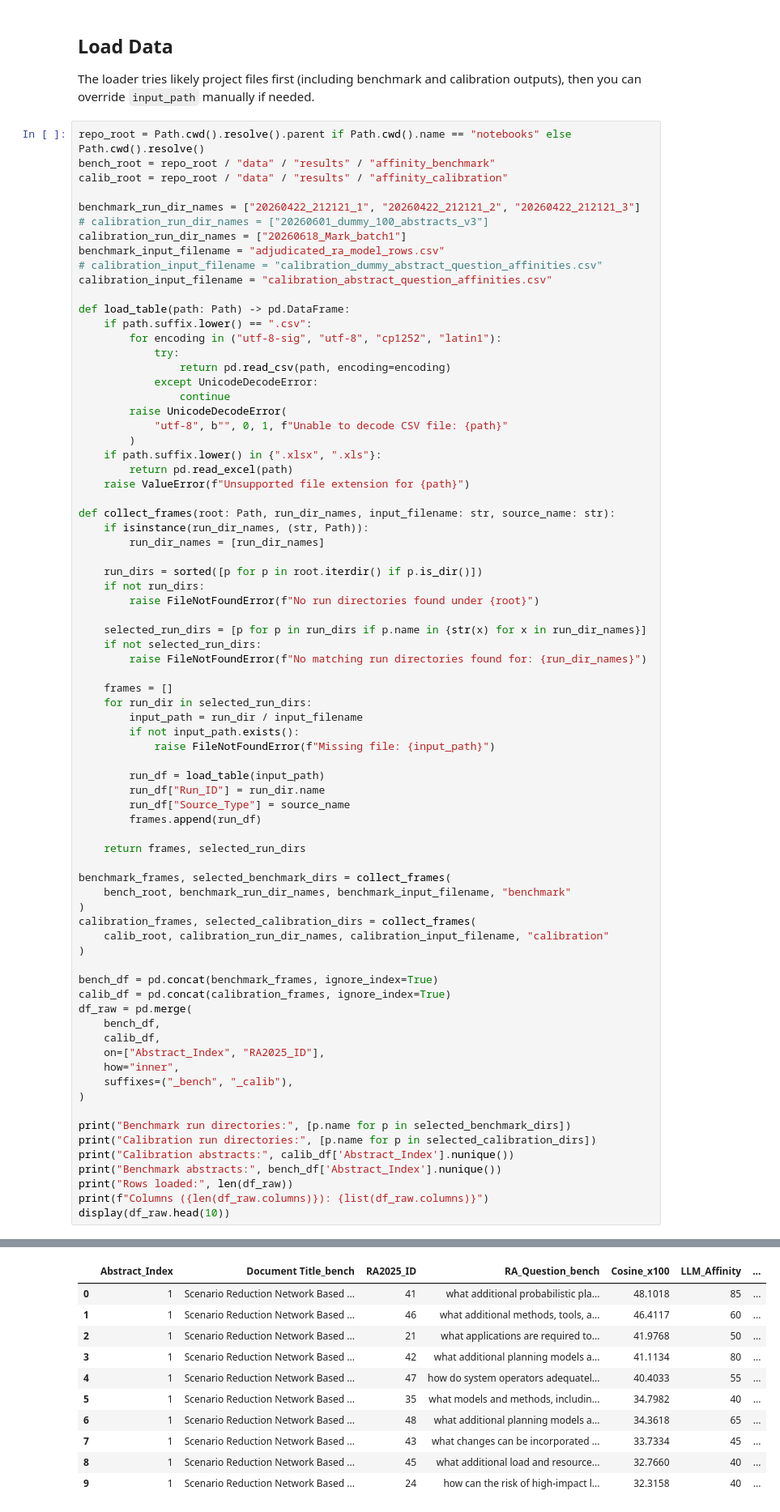
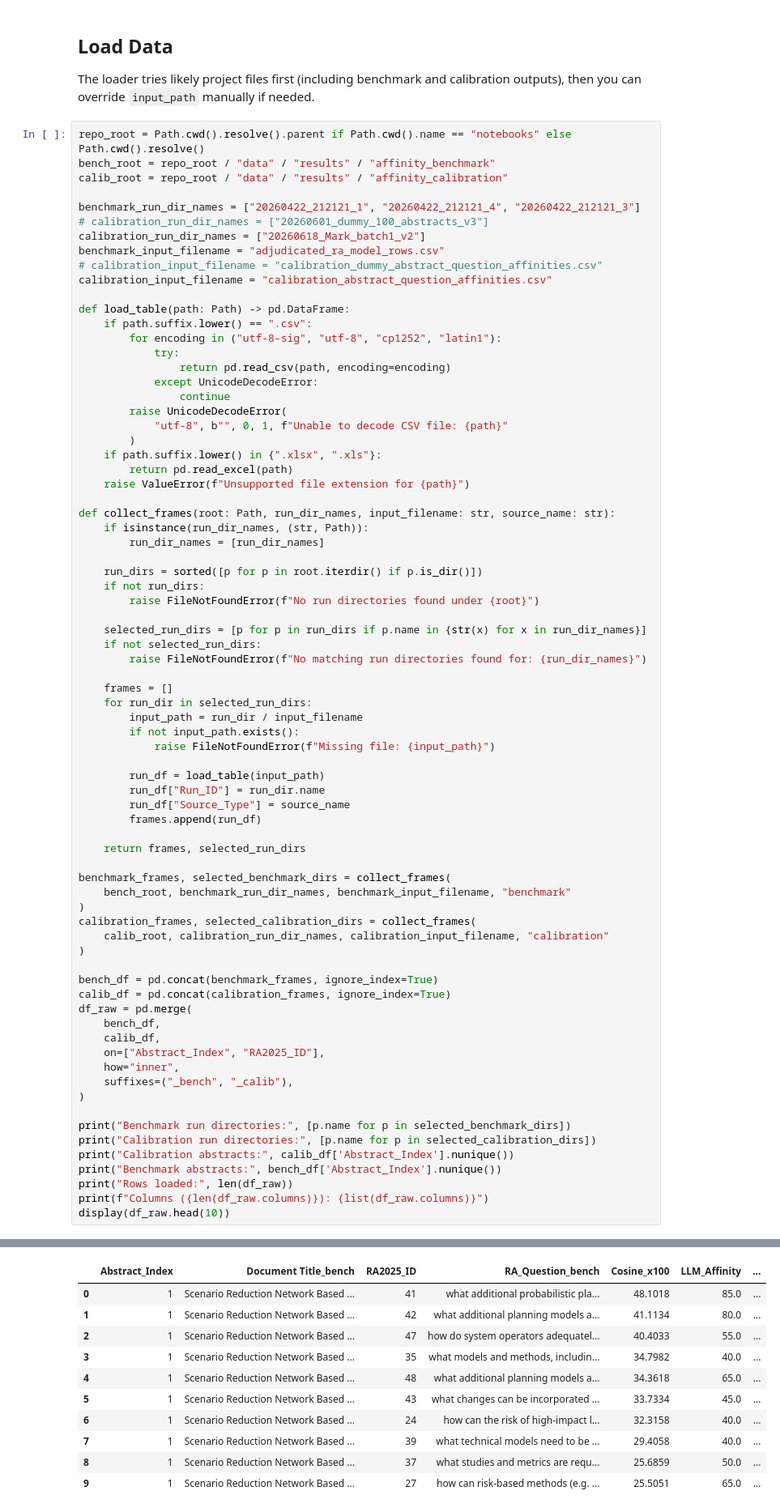
Before and after one commit to pigalleg/article-classifier, a Jupyter notebook: notebooks/10_affinity_diagnostics_metrics.ipynb, the cells around one changed output, grey strips where cells are left out. Shown at 81% size. Cells and saved outputs as stored; diff of their text form.

```diff
--- a/notebooks/10_affinity_diagnostics_metrics.ipynb
+++ b/notebooks/10_affinity_diagnostics_metrics.ipynb
@@ -64,9 +64,9 @@ repo_root = Path.cwd().resolve().parent if Path.cwd().name == "notebooks" else P
 bench_root = repo_root / "data" / "results" / "affinity_benchmark"
 calib_root = repo_root / "data" / "results" / "affinity_calibration"
 
-benchmark_run_dir_names = ["20260422_212121_1", "20260422_212121_2", "20260422_212121_3"]
+benchmark_run_dir_names = ["20260422_212121_1", "20260422_212121_4", "20260422_212121_3"]
 # calibration_run_dir_names = ["20260601_dummy_100_abstracts_v3"]
-calibration_run_dir_names = ["20260618_Mark_batch1"]
+calibration_run_dir_names = ["20260618_Mark_batch1_v2"]
 benchmark_input_filename = "adjudicated_ra_model_rows.csv"
 # calibration_input_filename = "calibration_dummy_abstract_question_affinities.csv"
 calibration_input_filename = "calibration_abstract_question_affinities.csv"
@@ -144,11 +144,11 @@ Columns (23): ['Abstract_Index', 'Document Title_bench', 'RA2025_ID', 'RA_Questi
 |  | Abstract_Index | Document Title_bench | RA2025_ID | RA_Question_bench | Cosine_x100 | LLM_Affinity | ... |
-| 0 | 1 | Scenario Reduction Network Based ... | 41 | what additional probabilistic pla... | 48.1018 | 85 | ... |
-| 1 | 1 | Scenario Reduction Network Based ... | 46 | what additional methods, tools, a... | 46.4117 | 60 | ... |
-| 2 | 1 | Scenario Reduction Network Based ... | 21 | what applications are required to... | 41.9768 | 50 | ... |
-| 3 | 1 | Scenario Reduction Network Based ... | 42 | what additional planning models a... | 41.1134 | 80 | ... |
-| 4 | 1 | Scenario Reduction Network Based ... | 47 | how do system operators adequatel... | 40.4033 | 55 | ... |
-| 5 | 1 | Scenario Reduction Network Based ... | 35 | what models and methods, includin... | 34.7982 | 40 | ... |
-| 6 | 1 | Scenario Reduction Network Based ... | 48 | what additional planning models a... | 34.3618 | 65 | ... |
-| 7 | 1 | Scenario Reduction Network Based ... | 43 | what changes can be incorporated ... | 33.7334 | 45 | ... |
-| 8 | 1 | Scenario Reduction Network Based ... | 45 | what additional load and resource... | 32.7660 | 40 | ... |
-| 9 | 1 | Scenario Reduction Network Based ... | 24 | how can the risk of high-impact l... | 32.3158 | 40 | ... |
+| 0 | 1 | Scenario Reduction Network Based ... | 41 | what additional probabilistic pla... | 48.1018 | 85.0 | ... |
+| 1 | 1 | Scenario Reduction Network Based ... | 42 | what additional planning models a... | 41.1134 | 80.0 | ... |
+| 2 | 1 | Scenario Reduction Network Based ... | 47 | how do system operators adequatel... | 40.4033 | 55.0 | ... |
+| 3 | 1 | Scenario Reduction Network Based ... | 35 | what models and methods, includin... | 34.7982 | 40.0 | ... |
+| 4 | 1 | Scenario Reduction Network Based ... | 48 | what additional planning models a... | 34.3618 | 65.0 | ... |
+| 5 | 1 | Scenario Reduction Network Based ... | 43 | what changes can be incorporated ... | 33.7334 | 45.0 | ... |
+| 6 | 1 | Scenario Reduction Network Based ... | 24 | how can the risk of high-impact l... | 32.3158 | 40.0 | ... |
+| 7 | 1 | Scenario Reduction Network Based ... | 39 | what technical models need to be ... | 29.4058 | 40.0 | ... |
+| 8 | 1 | Scenario Reduction Network Based ... | 37 | what studies and metrics are requ... | 25.6859 | 50.0 | ... |
+| 9 | 1 | Scenario Reduction Network Based ... | 27 | how can risk-based methods (e.g. ... | 25.5051 | 65.0 | ... |
```
Also changed, not shown: parts of 9 cells of this notebook, 2 other files.
